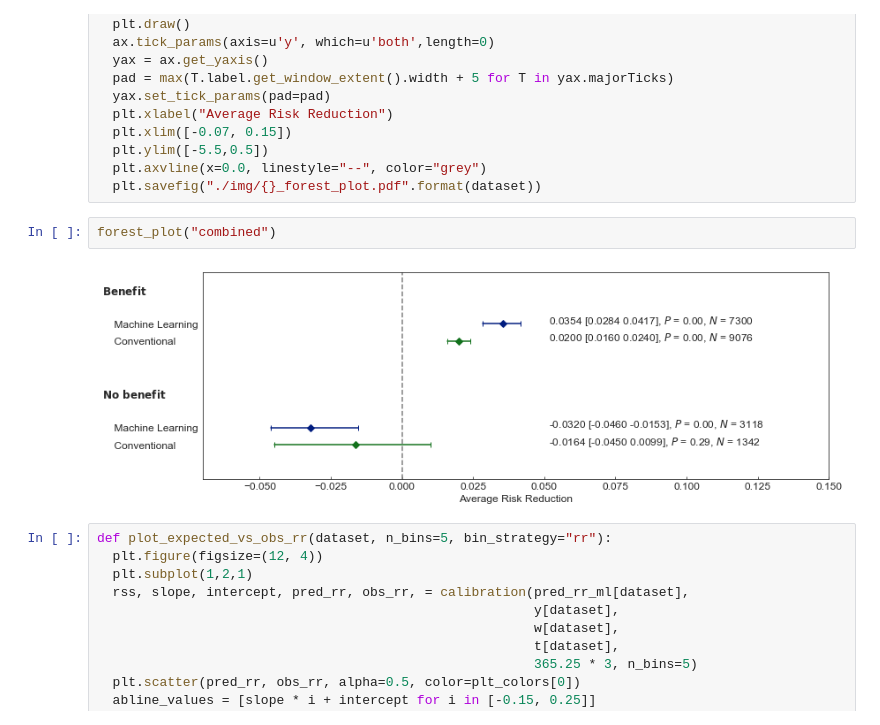
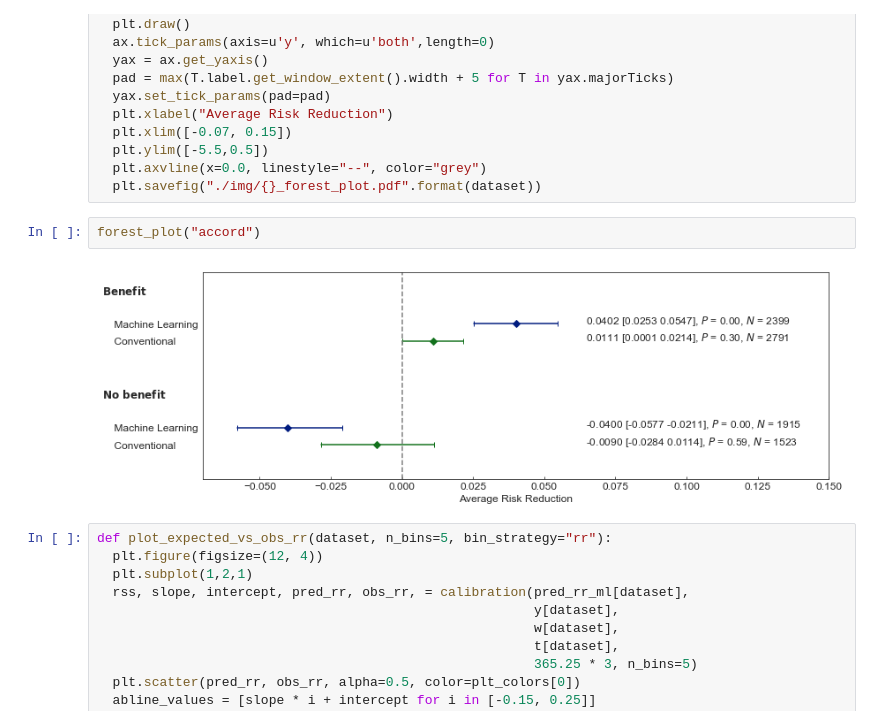
Before and after one commit to tonyduan/hte-prediction-rcts, a Jupyter notebook: plots.ipynb, the cells around one changed output. Cells and saved outputs as stored; diff of their text form.

```diff
--- a/plots.ipynb
+++ b/plots.ipynb
@@ -145,9 +143,9 @@ def forest_plot(dataset):
   plt.axvline(x=0.0, linestyle="--", color="grey")
   plt.savefig("./img/{}_forest_plot.pdf".format(dataset))
 # %%
-forest_plot("combined")
+forest_plot("accord")
 # %% [output]
-[figure, old version]
+[figure, new version]
 # %%
 def plot_expected_vs_obs_rr(dataset, n_bins=5, bin_strategy="rr"):
   plt.figure(figsize=(12, 4))
```
Also changed, not shown: parts of 5 cells of this notebook, 5 other files.
